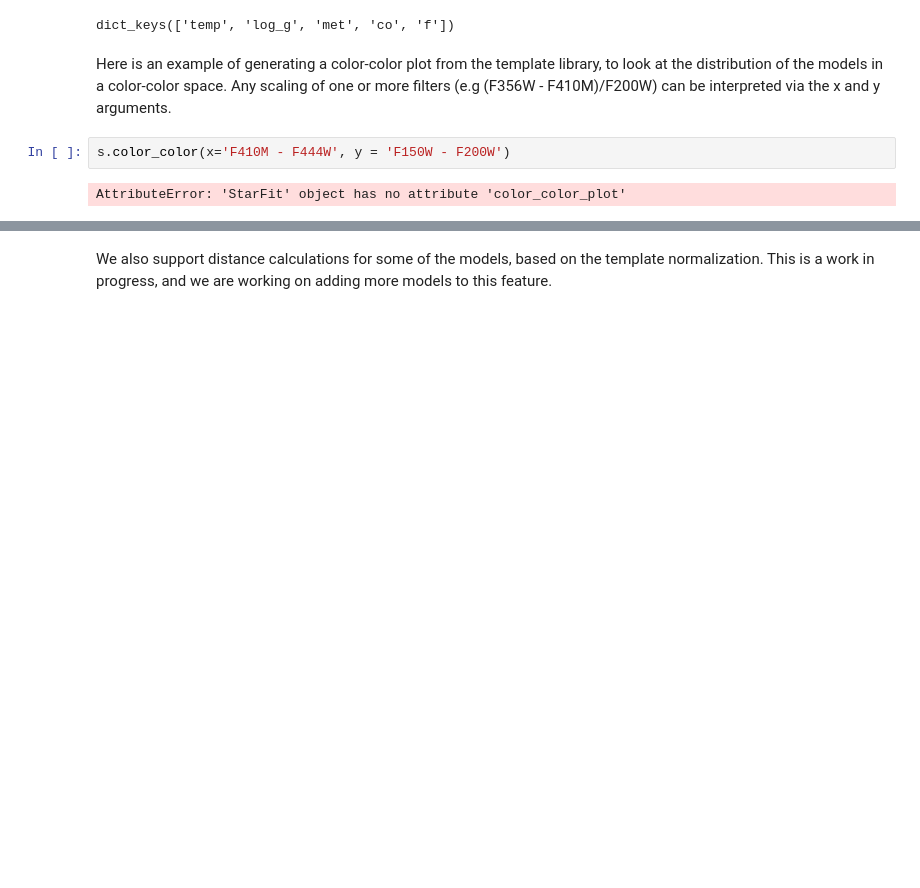
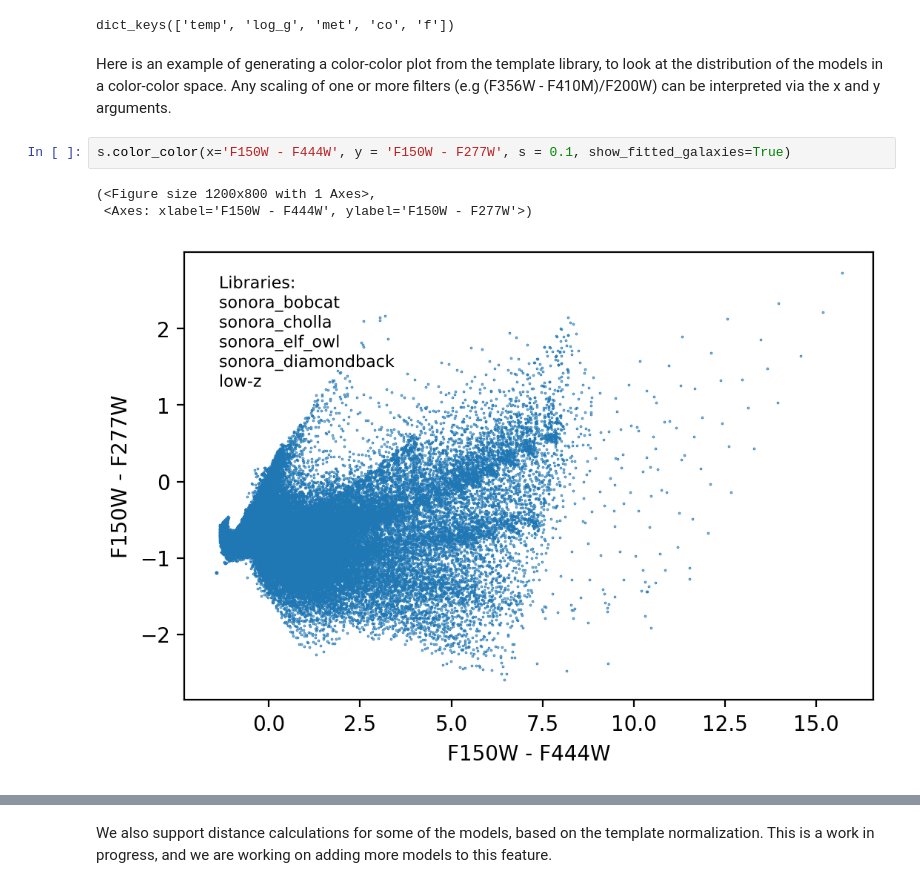
Before and after one commit to tHarvey303/BD-Finder, a Jupyter notebook: examples/chi2_testing.ipynb, the cells around one changed output, grey strips where cells are left out. Cells and saved outputs as stored; diff of their text form; blank space fills up the shorter version.

```diff
--- a/examples/chi2_testing.ipynb
+++ b/examples/chi2_testing.ipynb
@@ -96,6 +97,8 @@ dict_keys(['temp', 'log_g', 'met', 'co', 'f'])
 Here is an example of generating a color-color plot from the template library, to look at the distribution of the models in a color-color space.
 Any scaling of one or more filters (e.g (F356W - F410M)/F200W) can be interpreted via the x and y arguments.
 # %%
-s.color_color(x='F410M - F444W', y = 'F150W - F200W')
+s.color_color(x='F150W - F444W', y = 'F150W - F277W', s = 0.1, show_fitted_galaxies=True)
 # %% [output]
-AttributeError: 'StarFit' object has no attribute 'color_color_plot'
+(<Figure size 1200x800 with 1 Axes>,
+ <Axes: xlabel='F150W - F444W', ylabel='F150W - F277W'>)
+[figure, added]
```
Also changed, not shown: parts of 9 cells of this notebook, 1 other file.
